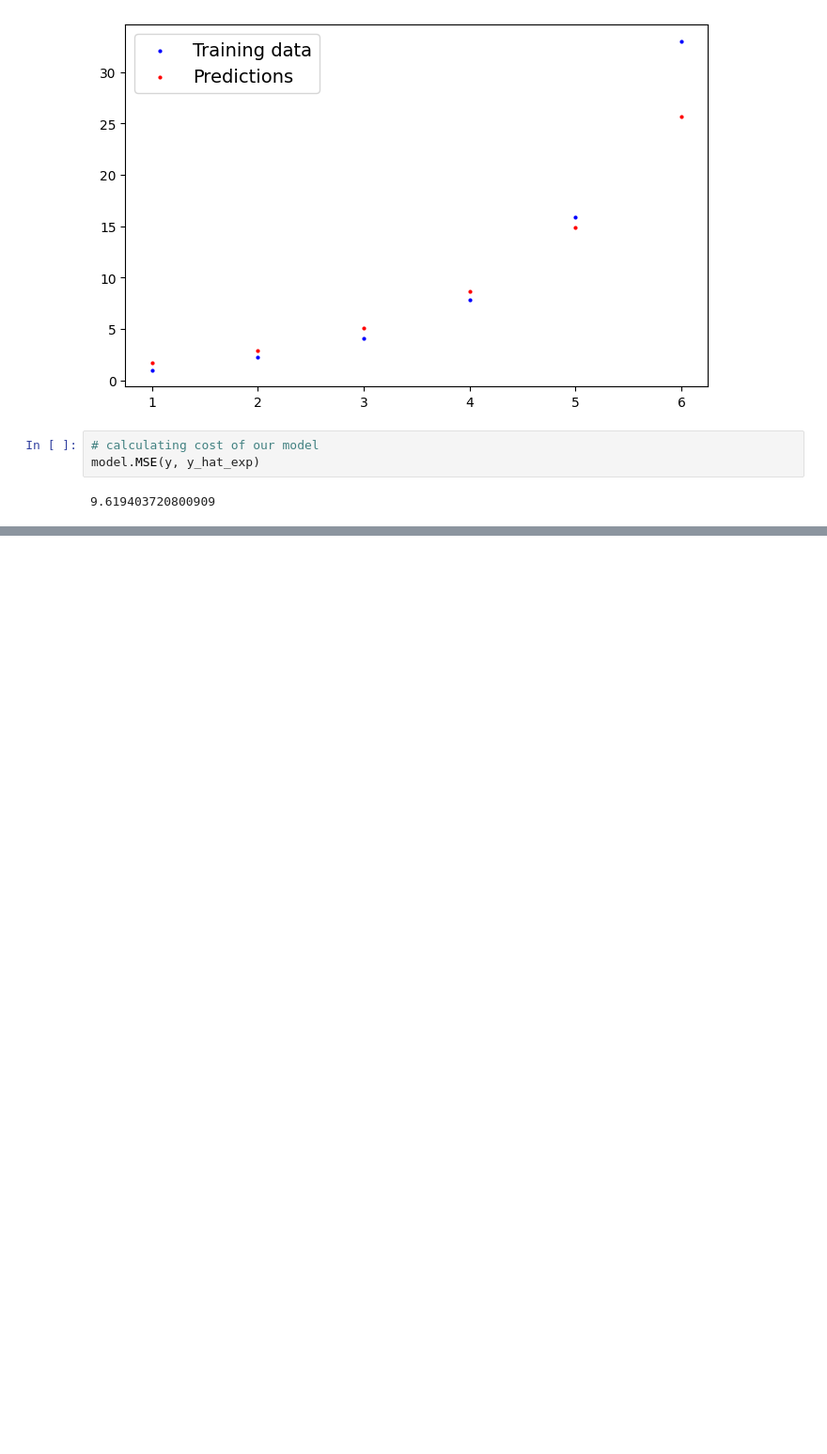
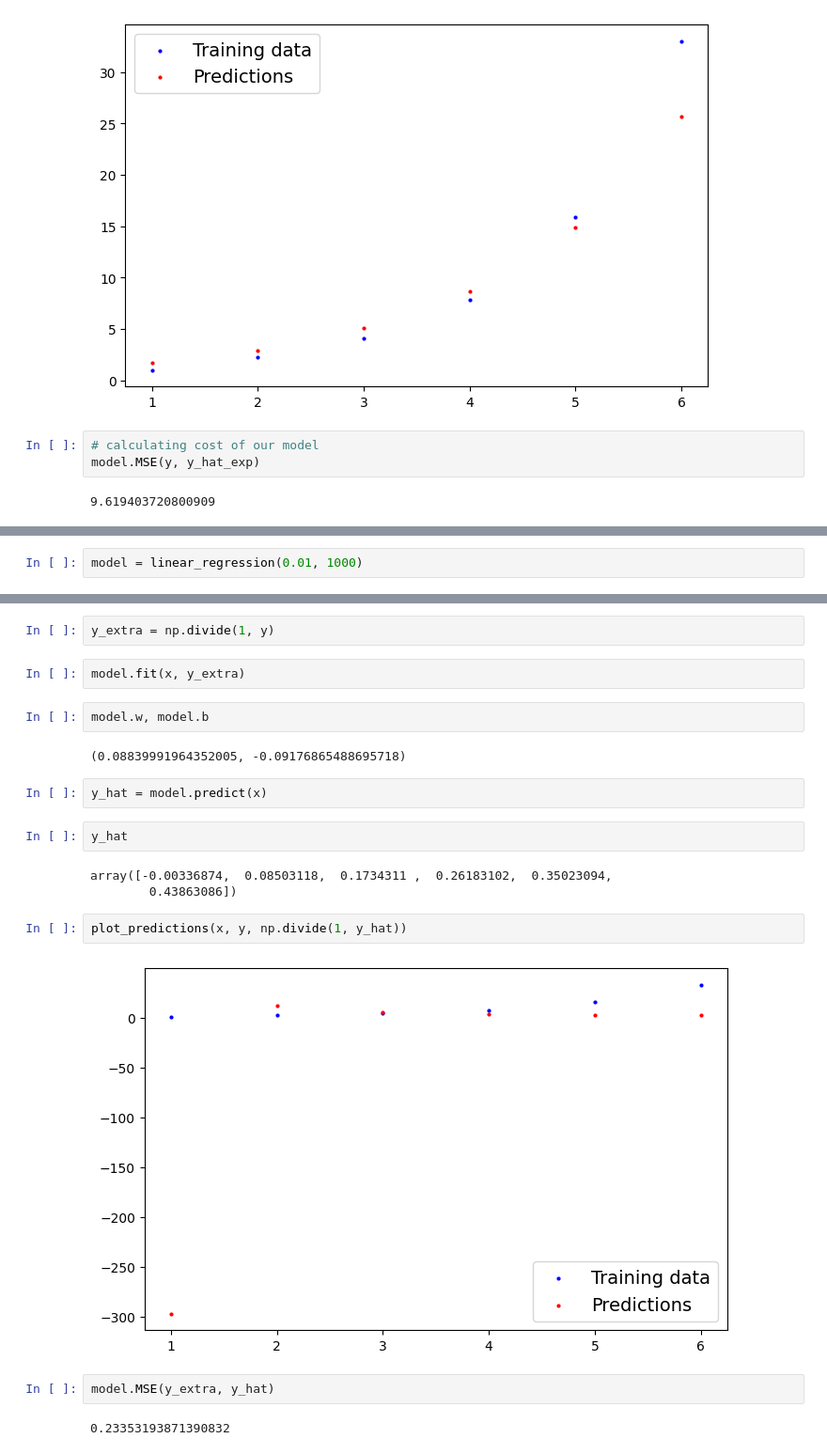
Before and after one commit to sinaapolo969/numericalAnalysis, a Jupyter notebook: numericalAnalysis.ipynb, the cells around one changed output, grey strips where cells are left out. Shown at 94% size. Cells and saved outputs as stored; diff of their text form; blank space fills up the shorter version.

```diff
--- a/numericalAnalysis.ipynb
+++ b/numericalAnalysis.ipynb
@@ -1376,0 +1391,2 @@ model.MSE(y, y_hat_exp)
+# %%
+model = linear_regression(0.01, 1000)
@@ -1376,0 +1397,23 @@ model.MSE(y, y_hat_exp)
+# %%
+y_extra = np.divide(1, y)
+# %%
+model.fit(x, y_extra)
+# %%
+model.w, model.b
+# %% [output]
+(0.08839991964352005, -0.09176865488695718)
+# %%
+y_hat = model.predict(x)
+# %%
+y_hat
+# %% [output]
+array([-0.00336874,  0.08503118,  0.1734311 ,  0.26183102,  0.35023094,
+        0.43863086])
+# %%
+plot_predictions(x, y, np.divide(1, y_hat))
+# %% [output]
+[figure, added]
+# %%
+model.MSE(y_extra, y_hat)
+# %% [output]
+0.23353193871390832
```
Also changed, not shown: parts of 4 cells of this notebook.
